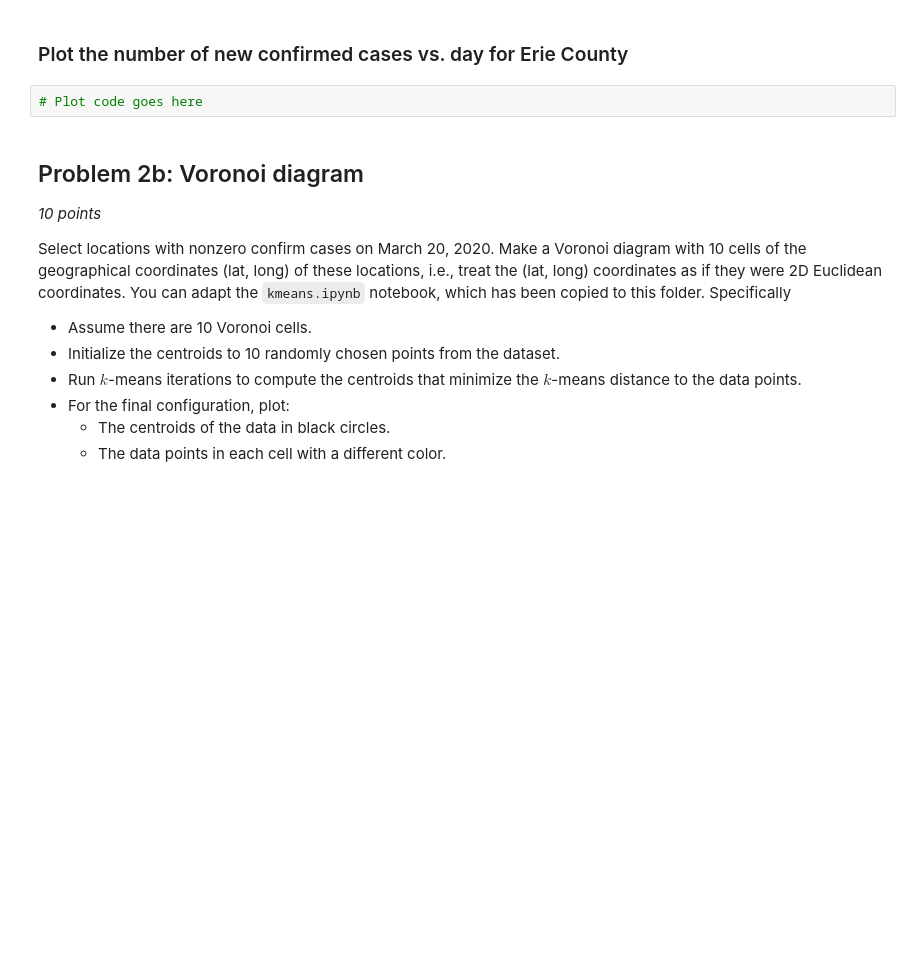
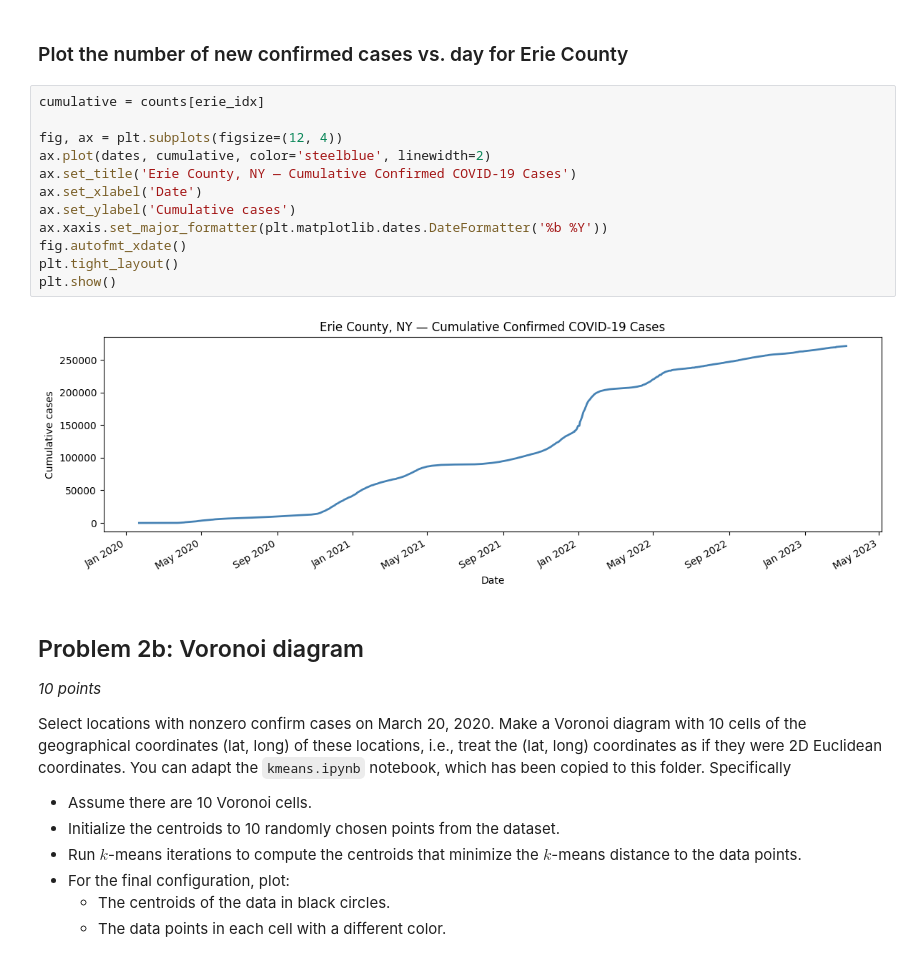
Before and after one commit to zbpetersbuf/comphys-final-zbpetersbuf, a Jupyter notebook: Problem2/Problem2.ipynb, the cells around one changed output. Drawn from its saved outputs; the diff is of its cells as text; blank space fills up the shorter version.

```diff
--- a/Problem2/Problem2.ipynb
+++ b/Problem2/Problem2.ipynb
@@ -57,7 +95,19 @@ for ir, r in enumerate(reader):
 # %% [markdown]
 ### Plot the number of new confirmed cases vs. day for Erie County
-# %%
-# Plot code goes here
+# %%
+cumulative = counts[erie_idx]
+
+fig, ax = plt.subplots(figsize=(12, 4))
+ax.plot(dates, cumulative, color='steelblue', linewidth=2)
+ax.set_title('Erie County, NY — Cumulative Confirmed COVID-19 Cases')
+ax.set_xlabel('Date')
+ax.set_ylabel('Cumulative cases')
+ax.xaxis.set_major_formatter(plt.matplotlib.dates.DateFormatter('%b %Y'))
+fig.autofmt_xdate()
+plt.tight_layout()
+plt.show()
+# %% [output]
+[figure, added]
 # %% [markdown]
 ## Problem 2b: Voronoi diagram
 *10 points*
```
Also changed, not shown: parts of 5 cells of this notebook, 3 other files.
